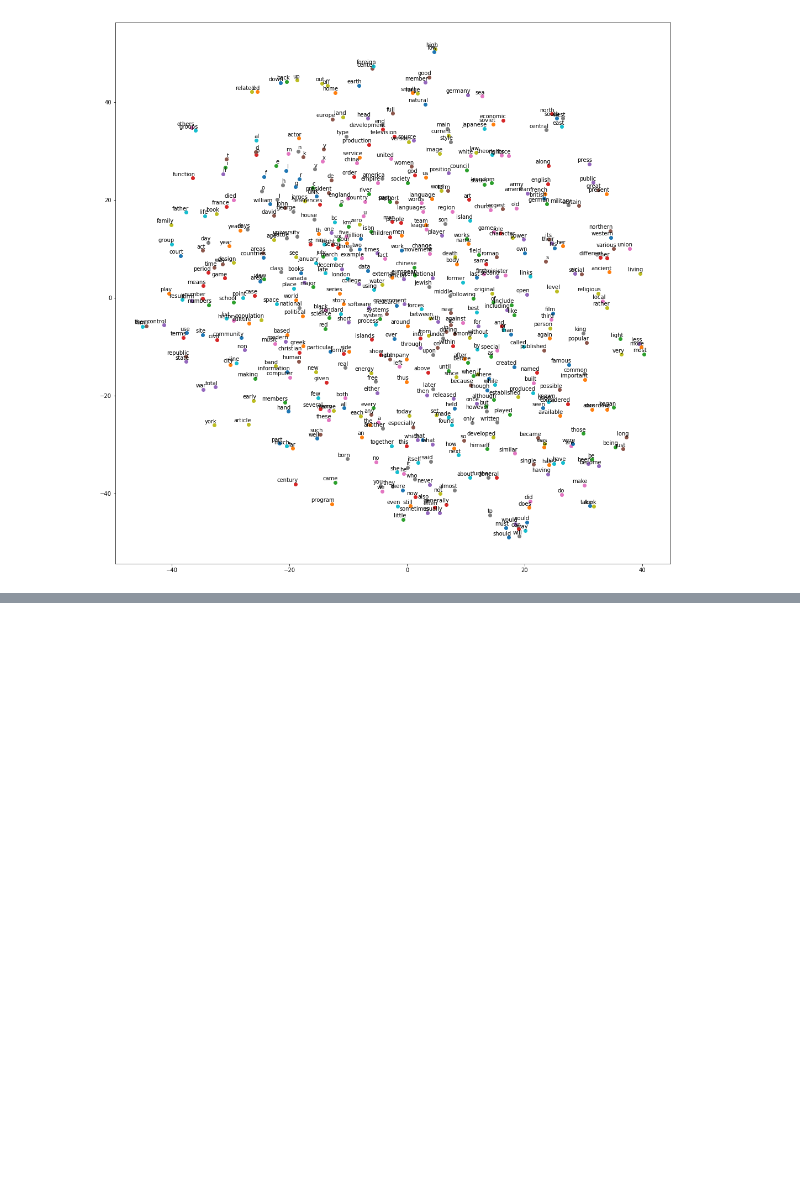
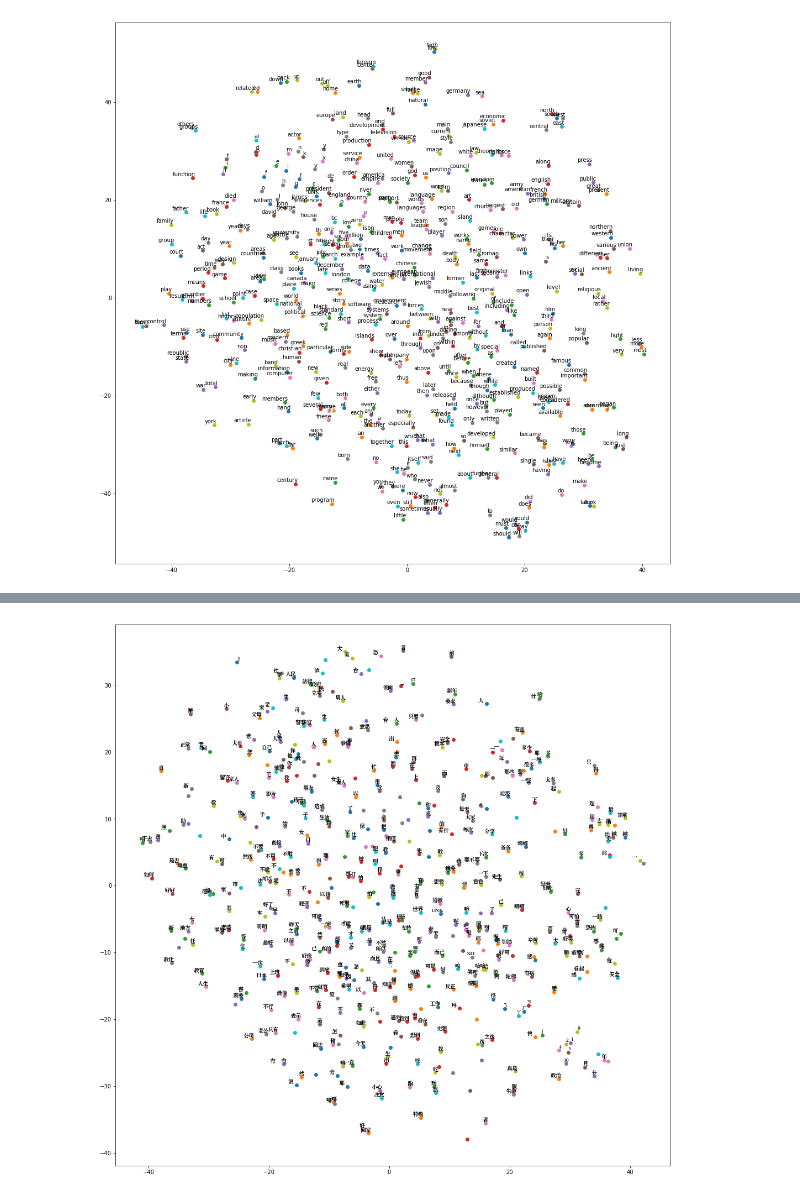
Before and after one commit to phejimlin/Deep-Learning-Course, a Jupyter notebook: Milestone2/milestone2.ipynb, the cells around one changed output, grey strips where cells are left out. Drawn from its saved outputs; the diff is of its cells as text; code cells hidden in the pictures; blank space fills up the shorter version.

Commit message:
Finish Chinese word2vec.

```diff
--- a/Milestone2/milestone2.ipynb
+++ b/Milestone2/milestone2.ipynb
@@ -298,0 +332,5 @@ except ImportError as e:
+# %%
+es = Elasticsearch([{'host': '192.168.2.13', 'port': 9200}])
+es_index = 'facebook'
+es_post_doc_type = 'post'
+es_comment_and_reaction_doc_type = 'action'
@@ -298,0 +465,15 @@ except ImportError as e:
+# %%
+# Step 4: Build and train a skip-gram model.
+
+batch_size = 128
+embedding_size = 128  # Dimension of the embedding vector.
+skip_window = 1       # How many words to consider left and right.
+num_skips = 2         # How many times to reuse an input to generate a label.
+
+# We pick a random validation set to sample nearest neighbors. Here we limit the
+# validation samples to the words that have a low numeric ID, which by
+# construction are also the most frequent.
+valid_size = 16     # Random set of words to evaluate similarity on.
+valid_window = 100  # Only pick dev samples in the head of the distribution.
+valid_examples = np.random.choice(valid_window, valid_size, replace=False)
+num_sampled = 64    # Number of negative examples to sample.
@@ -298,0 +585,38 @@ except ImportError as e:
+# %%
+# Step 6: Visualize the embeddings.
+from matplotlib.font_manager import FontProperties
+ChineseFont = FontProperties(fname ='/home/phejimlin/Public/Songti.ttc')
+
+
+def plot_with_labels(low_dim_embs, labels, filename='tsne.png'):
+    assert low_dim_embs.shape[0] >= len(labels), 'More labels than embeddings'
+    plt.figure(figsize=(18, 18))  # in inches
+    for i, label in enumerate(labels):
+        x, y = low_dim_embs[i, :]
+        plt.scatter(x, y)
+        plt.annotate(label,
+                 xy=(x, y),
+                 xytext=(5, 2),
+                 textcoords='offset points',
+                 ha='right',
+                 va='bottom',
+                 fontproperties=ChineseFont)
+
+    plt.savefig(filename)
+
+try:
+    # pylint: disable=g-import-not-at-top
+    from sklearn.manifold import TSNE
+    import matplotlib.pyplot as plt
+
+    tsne = TSNE(perplexity=30, n_components=2, init='pca', n_iter=5000, method='exact')
+    plot_only = 500
+    low_dim_embs = tsne.fit_transform(final_embeddings[:plot_only, :])
+    labels = [reverse_dictionary[i] for i in xrange(plot_only)]
+    plot_with_labels(low_dim_embs, labels)
+
+except ImportError as e:
+    print(e)
+    print('Please install sklearn, matplotlib, and scipy to show embeddings.')
+# %% [output]
+[figure, added]
```
Also changed, not shown: parts of 17 cells of this notebook.
